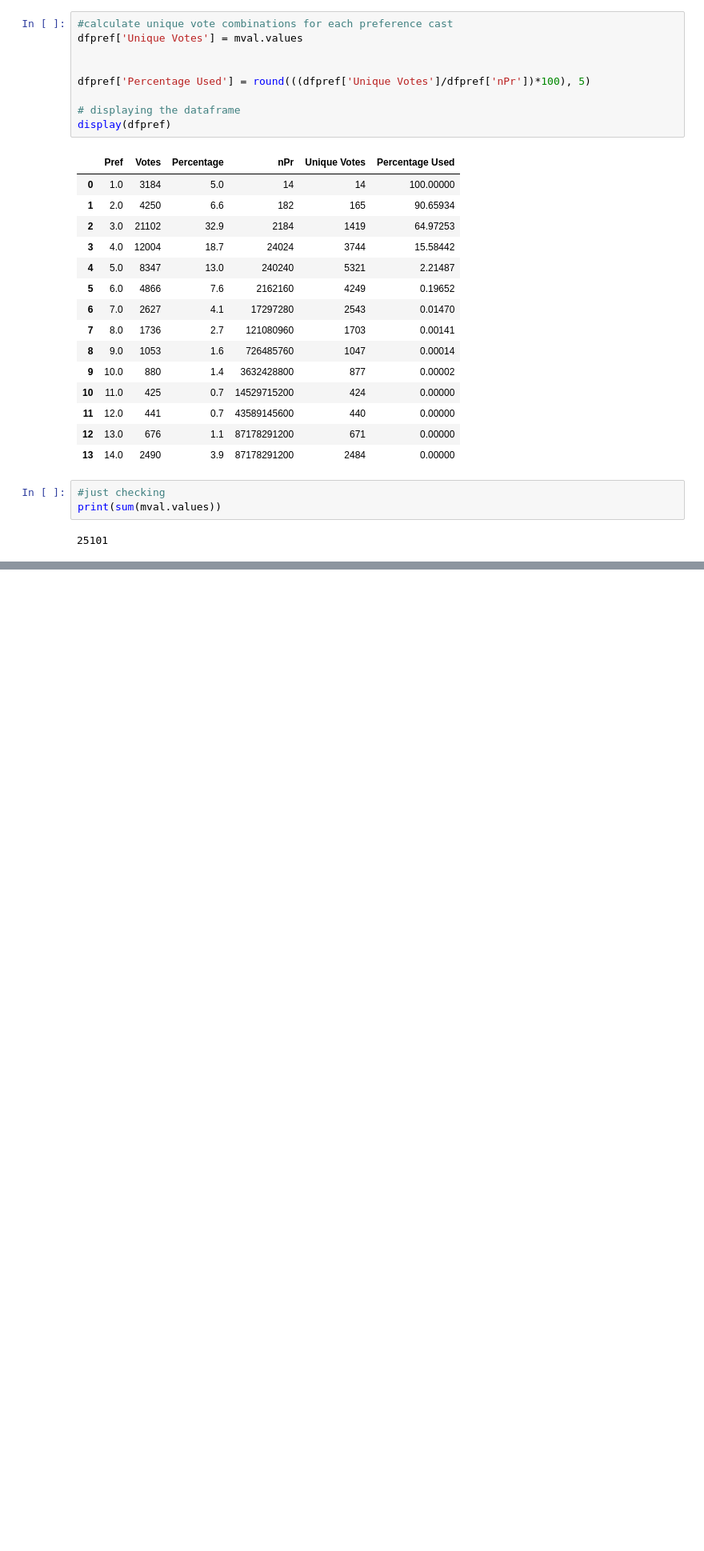
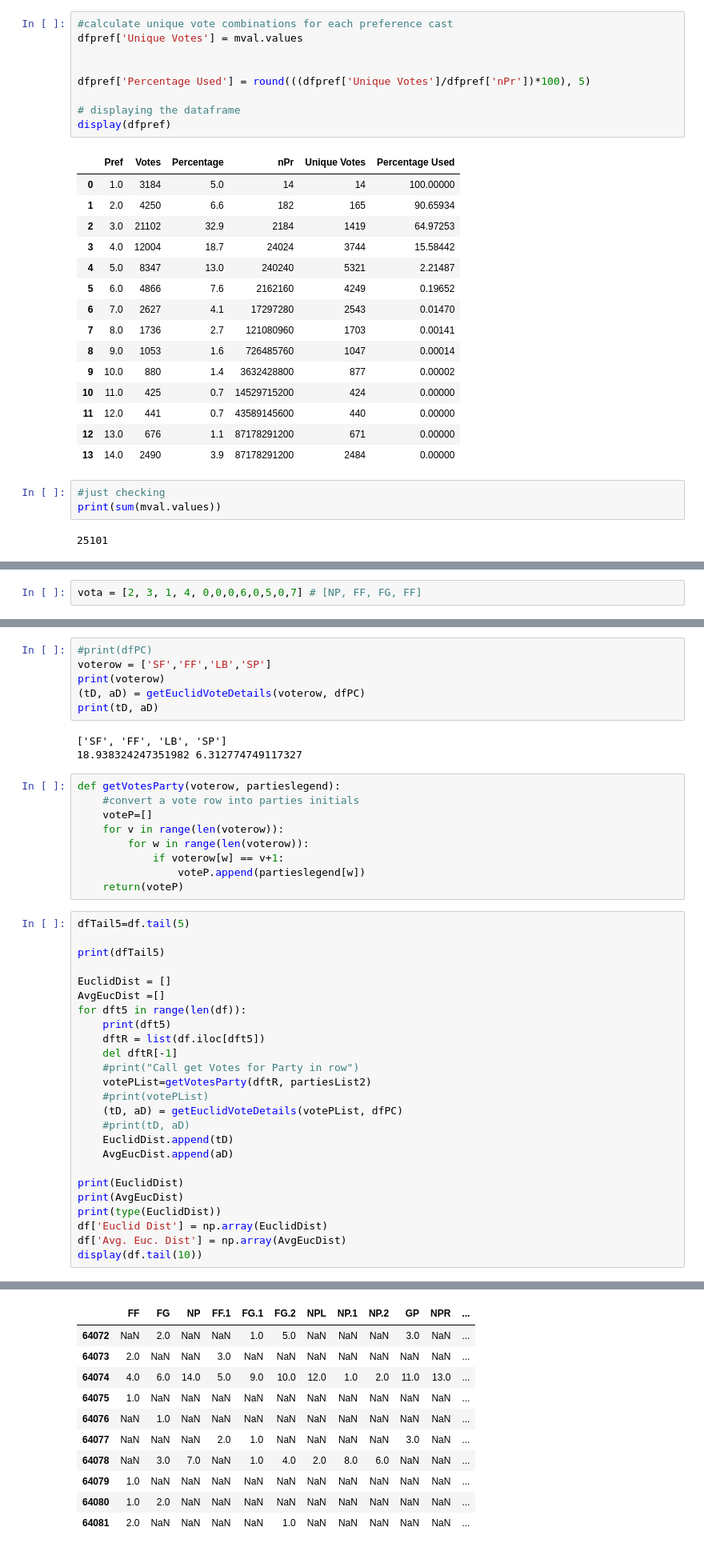
Before and after one commit to conorgilmer/STV-Ballot-as-a-signature, a Jupyter notebook: python/VoteDataAnalysis.ipynb, the cells around one changed output, grey strips where cells are left out. Shown at 80% size. Saved outputs shown, nothing was run; the diff lists cells and outputs as text; blank space fills up the shorter version.

Commit message:
added euclid distance

```diff
--- a/python/VoteDataAnalysis.ipynb
+++ b/python/VoteDataAnalysis.ipynb
@@ -252,0 +361,2 @@ print(sum(mval.values))
+# %%
+vota = [2, 3, 1, 4, 0,0,0,6,0,5,0,7] # [NP, FF, FG, FF]
@@ -252,0 +415,44 @@ print(sum(mval.values))
+# %%
+#print(dfPC)
+voterow = ['SF','FF','LB','SP']
+print(voterow)
+(tD, aD) = getEuclidVoteDetails(voterow, dfPC)
+print(tD, aD)
+# %% [output]
+['SF', 'FF', 'LB', 'SP']
+18.938324247351982 6.312774749117327
+# %%
+def getVotesParty(voterow, partieslegend):
+    #convert a vote row into parties initials
+    voteP=[]
+    for v in range(len(voterow)):
+        for w in range(len(voterow)):
+            if voterow[w] == v+1:
+                voteP.append(partieslegend[w])
+    return(voteP)
+# %%
+dfTail5=df.tail(5)
+
+print(dfTail5)
+
+EuclidDist = []
+AvgEucDist =[]
+for dft5 in range(len(df)):
+    print(dft5)
+    dftR = list(df.iloc[dft5])
+    del dftR[-1]
+    #print("Call get Votes for Party in row")
+    votePList=getVotesParty(dftR, partiesList2)
+    #print(votePList)
+    (tD, aD) = getEuclidVoteDetails(votePList, dfPC)
+    #print(tD, aD)
+    EuclidDist.append(tD)
+    AvgEucDist.append(aD)
+
+print(EuclidDist)
+print(AvgEucDist)
+print(type(EuclidDist))
+df['Euclid Dist'] = np.array(EuclidDist)
+df['Avg. Euc. Dist'] = np.array(AvgEucDist)
+display(df.tail(10))
+# %% [output]
@@ -252,0 +476,11 @@ print(sum(mval.values))
+|  | FF | FG | NP | FF.1 | FG.1 | FG.2 | NPL | NP.1 | NP.2 | GP | NPR | ... |
+| 64072 | NaN | 2.0 | NaN | NaN | 1.0 | 5.0 | NaN | NaN | NaN | 3.0 | NaN | ... |
+| 64073 | 2.0 | NaN | NaN | 3.0 | NaN | NaN | NaN | NaN | NaN | NaN | NaN | ... |
+| 64074 | 4.0 | 6.0 | 14.0 | 5.0 | 9.0 | 10.0 | 12.0 | 1.0 | 2.0 | 11.0 | 13.0 | ... |
+| 64075 | 1.0 | NaN | NaN | NaN | NaN | NaN | NaN | NaN | NaN | NaN | NaN | ... |
+| 64076 | NaN | 1.0 | NaN | NaN | NaN | NaN | NaN | NaN | NaN | NaN | NaN | ... |
+| 64077 | NaN | NaN | NaN | 2.0 | 1.0 | NaN | NaN | NaN | NaN | 3.0 | NaN | ... |
+| 64078 | NaN | 3.0 | 7.0 | NaN | 1.0 | 4.0 | 2.0 | 8.0 | 6.0 | NaN | NaN | ... |
+| 64079 | 1.0 | NaN | NaN | NaN | NaN | NaN | NaN | NaN | NaN | NaN | NaN | ... |
+| 64080 | 1.0 | 2.0 | NaN | NaN | NaN | NaN | NaN | NaN | NaN | NaN | NaN | ... |
+| 64081 | 2.0 | NaN | NaN | NaN | NaN | 1.0 | NaN | NaN | NaN | NaN | NaN | ... |
```
Also changed, not shown: parts of 9 cells of this notebook.
